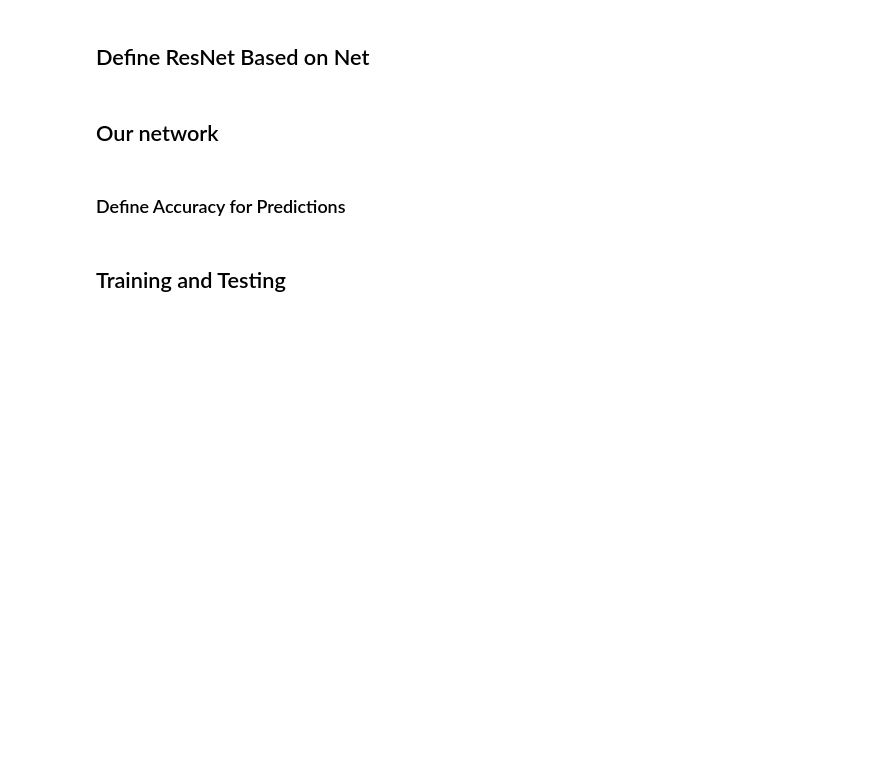
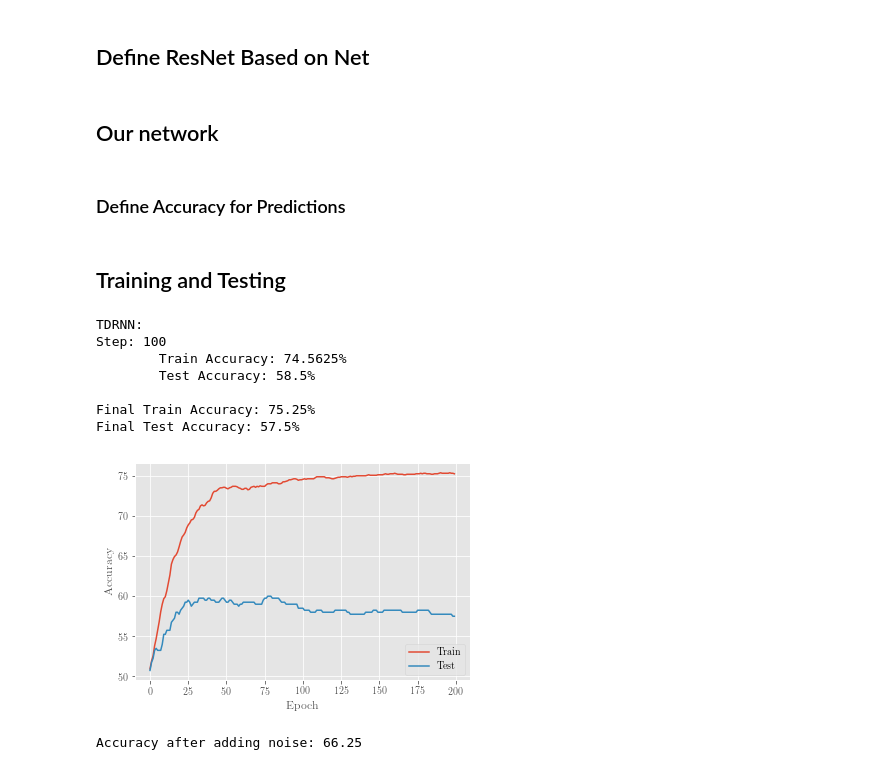
Before and after one commit to Deep-Learning-Team/Forward-Equations-On-ResNets, a Jupyter notebook: binary_classification.ipynb, the cells around one changed output. Saved outputs shown, nothing was run; the diff lists cells and outputs as text; code cells hidden in the pictures; blank space fills up the shorter version.

```diff
--- a/binary_classification.ipynb
+++ b/binary_classification.ipynb
@@ -299,25 +299,33 @@ class TDRNN(torch.nn.Module):
     LR = 0.1
 
     def __init__(self):
-        super(ResNet, self).__init__()
-        self.h1 = nn.Sequential(nn.Linear(ResNet.INPUT_SIZE, ResNet.H1_SIZE, bias=True),
-                                nn.LeakyReLU(negative_slope=0.01),
-                                nn.Dropout(p=ResNet.H1_DROPOUT))
-        self.h2 = nn.Sequential(nn.Linear(ResNet.H1_SIZE, ResNet.H2_SIZE, bias=False),
-                                nn.LeakyReLU(negative_slope=0.01))
-        self.h3 = nn.Sequential(nn.Linear(ResNet.H2_SIZE, ResNet.H3_SIZE, bias=False),
-                                nn.LeakyReLU(negative_slope=0.01))
-        self.h4 = nn.Sequential(nn.Linear(ResNet.H2_SIZE, ResNet.H3_SIZE, bias=False),
-                                nn.LeakyReLU(negative_slope=0.01))
-        self.output = nn.Sequential(nn.Linear(ResNet.H3_SIZE, ResNet.OUTPUT_SIZE, bias=False),
-                                nn.Sigmoid())
+        super(TDRNN, self).__init__()
+        self.h1 = nn.Linear(TDRNN.INPUT_SIZE, TDRNN.H1_SIZE, bias = True)
+        self.h2 = nn.Linear(TDRNN.H1_SIZE, TDRNN.H2_SIZE, bias = True)
+        self.h3 = nn.Linear(TDRNN.H2_SIZE, TDRNN.H3_SIZE, bias = True)
+        self.h4 = nn.Linear(TDRNN.H3_SIZE, TDRNN.OUTPUT_SIZE, bias = True)
+        # self.h1 = nn.Sequential(nn.Linear(ResNet.INPUT_SIZE, ResNet.H1_SIZE, bias=True),
+                     #           nn.LeakyReLU(negative_slope=0.01),
+                     #           nn.Dropout(p=ResNet.H1_DROPOUT))
+#         self.h2 = nn.Sequential(nn.Linear(TDRNN.H1_SIZE, TDRNN.H2_SIZE, bias=False),
+#                                 nn.LeakyReLU(negative_slope=0.01))
+#         self.h3 = nn.Sequential(nn.Linear(TDRNN.H2_SIZE, TDRNN.H3_SIZE, bias=False),
+#                                 nn.LeakyReLU(negative_slope=0.01))
+#         self.h4 = nn.Sequential(nn.Linear(TDRNN.H2_SIZE, TDRNN.H3_SIZE, bias=False),
+#                                 nn.LeakyReLU(negative_slope=0.01))
+        self.output = nn.Sequential(nn.Linear(TDRNN.H3_SIZE, TDRNN.OUTPUT_SIZE, bias=False),
+                              nn.Sigmoid())
 
     def forward(self, x):
-
-        out = self.h1(x) + x
-        out = self.h2(out) + out
-        out = self.h3(out) + out
-        out = self.h4(out) + out
+        LReLU = nn.LeakyReLU(negative_slope=0.01)
+        # print(x.shape)
+        # print(self.h1(x).shape)
+        # print(self.h1.weight.t().shape)
+        # print(torch.matmul(x, self.h1.weight.t()).shape)
+        out = LReLU(self.h1(x) - torch.matmul(x, self.h1.weight.t())) + x
+        out = LReLU(self.h2(out) - torch.matmul(out, self.h2.weight.t())) + out
+        out = LReLU(self.h3(out) - torch.matmul(out, self.h3.weight.t())) + out
+        out = LReLU(self.h4(out) - torch.matmul(out, self.h4.weight.t())) + out
         out = self.output(out)
 
         return out
@@ -398,3 +406,16 @@ def train_test(network):
+# %%
+print('TDRNN: ')
+train_test(TDRNN())
+# %% [output]
+TDRNN:
+Step: 100
+        Train Accuracy: 74.5625%
+        Test Accuracy: 58.5%
+
+Final Train Accuracy: 75.25%
+Final Test Accuracy: 57.5%
+[figure, added]
+Accuracy after adding noise: 66.25
 # %%
 print('Net: ')
 train_test(Net())
```
Also changed, not shown: parts of 7 cells of this notebook.
